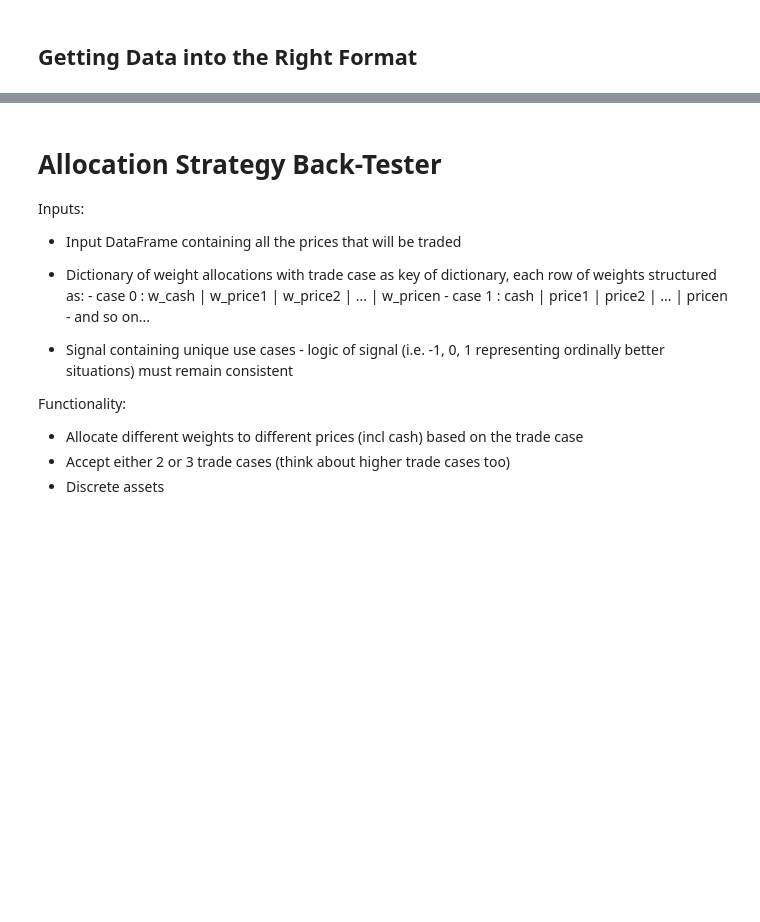
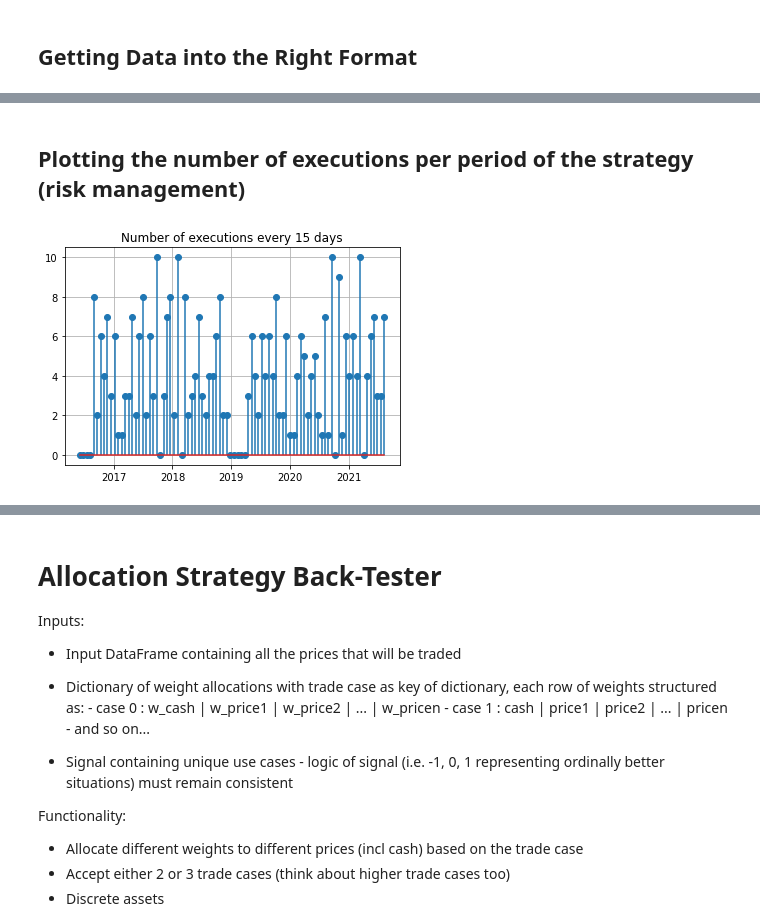
Before and after one commit to surajtirupati/TradingAlgorithms, a Jupyter notebook: Backtest.ipynb, the cells around one changed output, grey strips where cells are left out. Saved outputs shown, nothing was run; the diff lists cells and outputs as text; code cells hidden in the pictures; blank space fills up the shorter version.

```diff
--- a/Backtest.ipynb
+++ b/Backtest.ipynb
@@ -892,0 +914,6 @@ plt.stem(d, e)
+# %% [markdown]
+## Plotting the number of executions per period of the strategy (risk management)
+# %%
+strat.exec_per_period(15)
+# %% [output]
+[figure, added]
```
Also changed, not shown: parts of 24 cells of this notebook.
